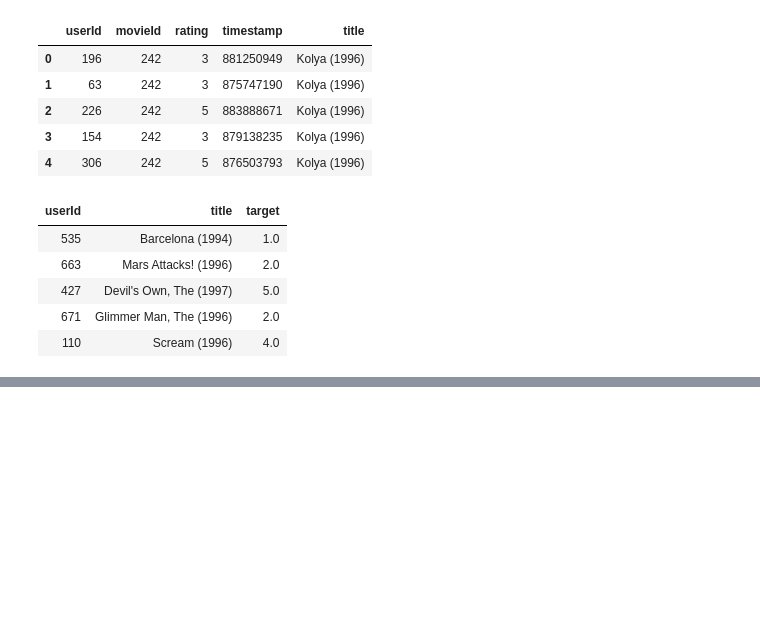
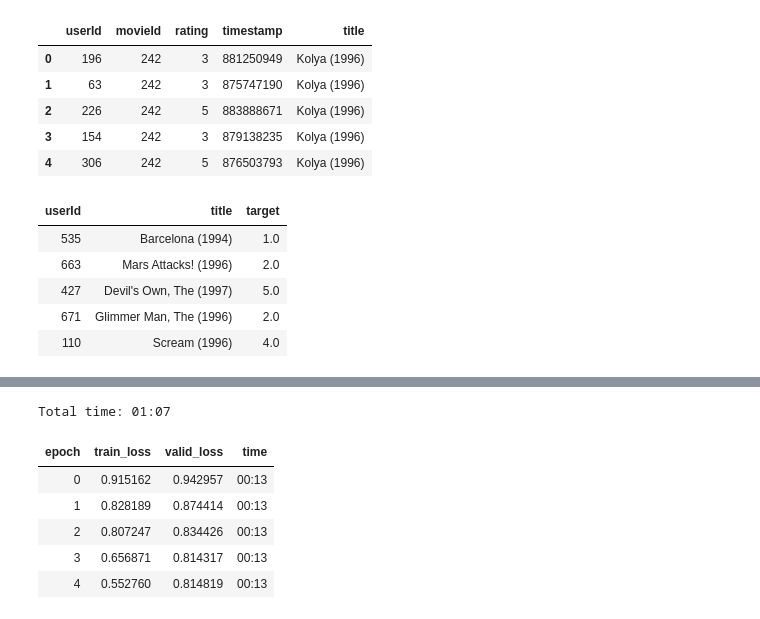
Before and after one commit to s-r-aman/machine_learning_playground, a Jupyter notebook: fastdotai_dl/lesson4_collab.ipynb, the cells around one changed output, grey strips where cells are left out. Saved outputs shown, nothing was run; the diff lists cells and outputs as text; code cells hidden in the pictures; blank space fills up the shorter version.

Commit message:
Fitting the model for the first time.

```diff
--- a/fastdotai_dl/lesson4_collab.ipynb
+++ b/fastdotai_dl/lesson4_collab.ipynb
@@ -140,0 +152,10 @@ data.show_batch()
+# %%
+learn.fit_one_cycle(5, 5e-3)
+# %% [output]
+Total time: 01:07
+| epoch | train_loss | valid_loss | time |
+| 0 | 0.915162 | 0.942957 | 00:13 |
+| 1 | 0.828189 | 0.874414 | 00:13 |
+| 2 | 0.807247 | 0.834426 | 00:13 |
+| 3 | 0.656871 | 0.814317 | 00:13 |
+| 4 | 0.552760 | 0.814819 | 00:13 |
```
Also changed, not shown: parts of 4 cells of this notebook.
